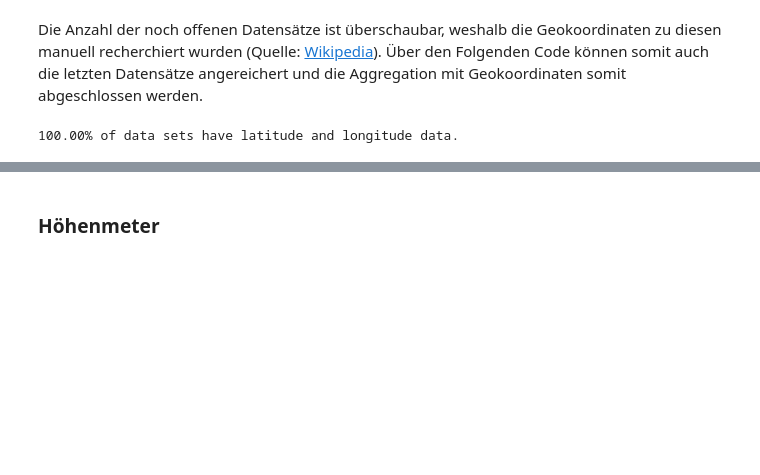
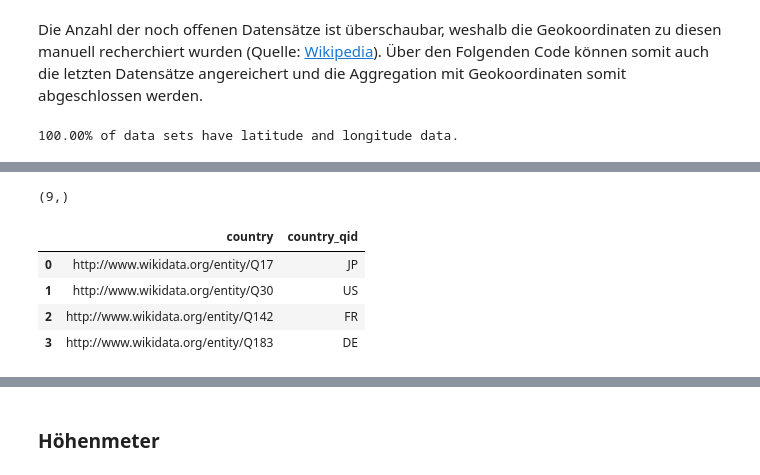
Before and after one commit to GehriJan/data-science-exam, a Jupyter notebook: data_science_exam.ipynb, the cells around one changed output, grey strips where cells are left out. Drawn from its saved outputs; the diff is of its cells as text; code cells hidden in the pictures; blank space fills up the shorter version.

```diff
--- a/data_science_exam.ipynb
+++ b/data_science_exam.ipynb
@@ -362,0 +576,57 @@ print_percentage_of_filled_values(df, ["latitude", "longitude"])
+# %%
+city_data = pd.DataFrame(results_city_info)
+
+city_data["city"].unique().shape
+# %% [output]
+(9,)
+# %%
+import requests
+
+def get_country_qids_for_entities(entities):
+    endpoint_url = "https://query.wikidata.org/sparql"
+
+    # Erstelle die VALUES-Liste aus den Entitäten-URIs
+    values_block = " ".join(f"<{entity}>" for entity in entities)
+
+    query = f"""
+    SELECT ?entity ?country_qid WHERE {{
+      VALUES ?entity {{
+        {values_block}
+      }}
+
+      ?entity wdt:P297 ?country_qid.
+      SERVICE wikibase:label {{ bd:serviceParam wikibase:language "en". }}
+    }}
+    """
+
+    headers = {
+        "Accept": "application/sparql-results+json"
+    }
+
+    response = requests.get(endpoint_url, params={"query": query}, headers=headers)
+
+    results = []
+    if response.status_code == 200:
+        data = response.json()
+        for result in data["results"]["bindings"]:
+            entity = result["entity"]["value"]
+            country_qid = str(result["country_qid"]["value"])
+            results.append({
+                "country": entity,
+                "country_qid": country_qid
+            })
+    else:
+        return pd.DataFrame([])
+
+    return pd.DataFrame(results)
+
+
+country_qids = get_country_qids_for_entities(coordinates["country"].unique().tolist())
+
+country_qids
+# %% [output]
+|  | country | country_qid |
+| 0 | http://www.wikidata.org/entity/Q17 | JP |
+| 1 | http://www.wikidata.org/entity/Q30 | US |
+| 2 | http://www.wikidata.org/entity/Q142 | FR |
+| 3 | http://www.wikidata.org/entity/Q183 | DE |
```
Also changed, not shown: parts of 7 cells of this notebook.
